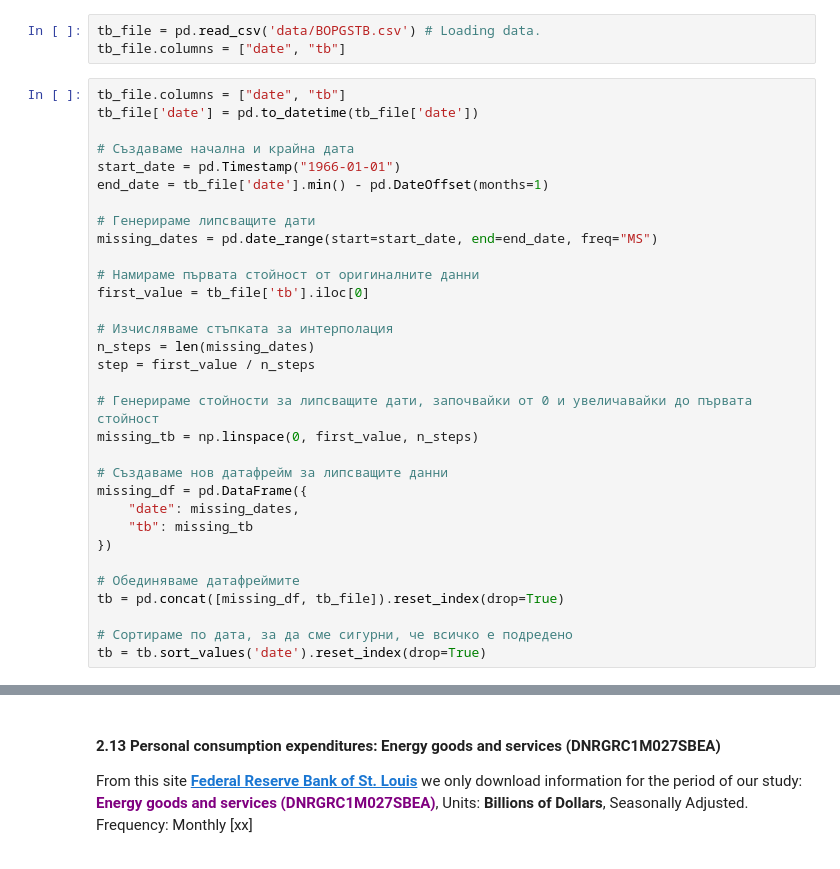
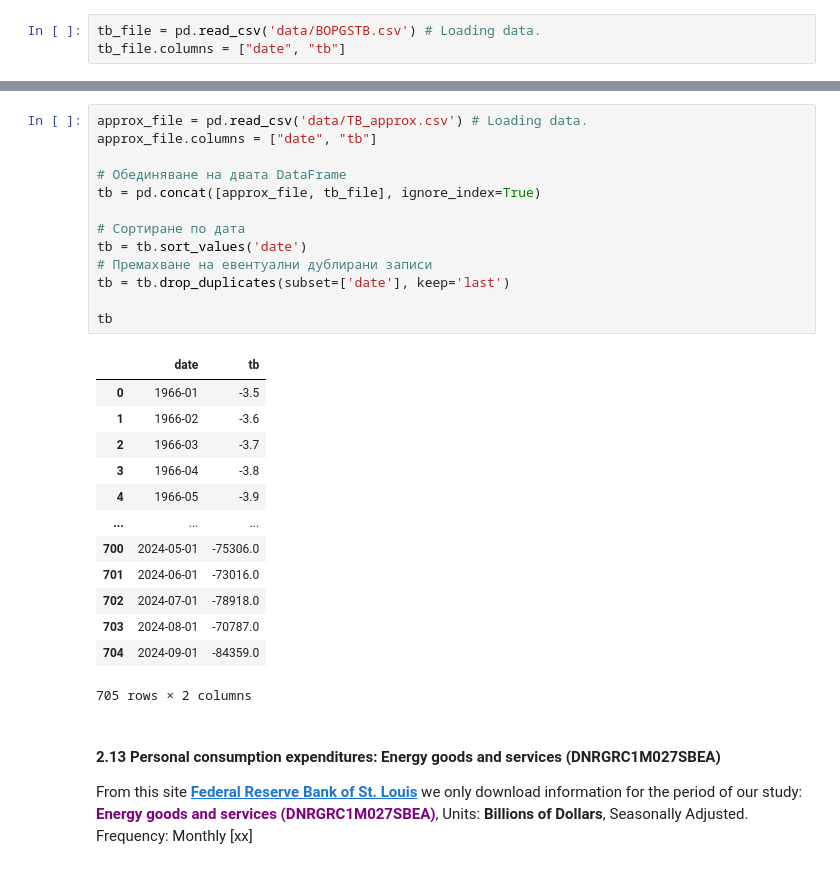
Before and after one commit to Engineer194/Analysis-of-the-US-Economy---Part-3, a Jupyter notebook: ver.2.ipynb, the cells around one changed output, grey strips where cells are left out. Saved outputs shown, nothing was run; the diff lists cells and outputs as text.

```diff
--- a/ver.2.ipynb
+++ b/ver.2.ipynb
@@ -391,35 +391,3 @@ From this site **[FEDERAL RESERVE BANK of ST. LOUIS](https://fred.stlouisfed.org
 # %%
 tb_file = pd.read_csv('data/BOPGSTB.csv') # Loading data.
 tb_file.columns = ["date", "tb"]
-# %%
-tb_file.columns = ["date", "tb"]
-tb_file['date'] = pd.to_datetime(tb_file['date'])
-
-# Създаваме начална и крайна дата
-start_date = pd.Timestamp("1966-01-01")
-end_date = tb_file['date'].min() - pd.DateOffset(months=1)
-
-# Генерираме липсващите дати
-missing_dates = pd.date_range(start=start_date, end=end_date, freq="MS")
-
-# Намираме първата стойност от оригиналните данни
-first_value = tb_file['tb'].iloc[0]
-
-# Изчисляваме стъпката за интерполация
-n_steps = len(missing_dates)
-step = first_value / n_steps
-
-# Генерираме стойности за липсващите дати, започвайки от 0 и увеличавайки до първата стойност
-missing_tb = np.linspace(0, first_value, n_steps)
-
-# Създаваме нов датафрейм за липсващите данни
-missing_df = pd.DataFrame({
-    "date": missing_dates,
-    "tb": missing_tb
-})
-
-# Обединяваме датафреймите
-tb = pd.concat([missing_df, tb_file]).reset_index(drop=True)
-
-# Сортираме по дата, за да сме сигурни, че всичко е подредено
-tb = tb.sort_values('date').reset_index(drop=True)
@@ -502,3 +396,30 @@ tb
+# %%
+approx_file = pd.read_csv('data/TB_approx.csv') # Loading data.
+approx_file.columns = ["date", "tb"]
+
+# Обединяване на двата DataFrame
+tb = pd.concat([approx_file, tb_file], ignore_index=True)
+
+# Сортиране по дата
+tb = tb.sort_values('date')
+# Премахване на евентуални дублирани записи
+tb = tb.drop_duplicates(subset=['date'], keep='last')
+
+tb
+# %% [output]
+|  | date | tb |
+| 0 | 1966-01 | -3.5 |
+| 1 | 1966-02 | -3.6 |
+| 2 | 1966-03 | -3.7 |
+| 3 | 1966-04 | -3.8 |
+| 4 | 1966-05 | -3.9 |
+| ... | ... | ... |
+| 700 | 2024-05-01 | -75306.0 |
+| 701 | 2024-06-01 | -73016.0 |
+| 702 | 2024-07-01 | -78918.0 |
+| 703 | 2024-08-01 | -70787.0 |
+| 704 | 2024-09-01 | -84359.0 |
+705 rows × 2 columns
 # %% [markdown]
 #### 2.13  Personal consumption expenditures: Energy goods and services (DNRGRC1M027SBEA)
 
```
Also changed, not shown: parts of 5 cells of this notebook.
